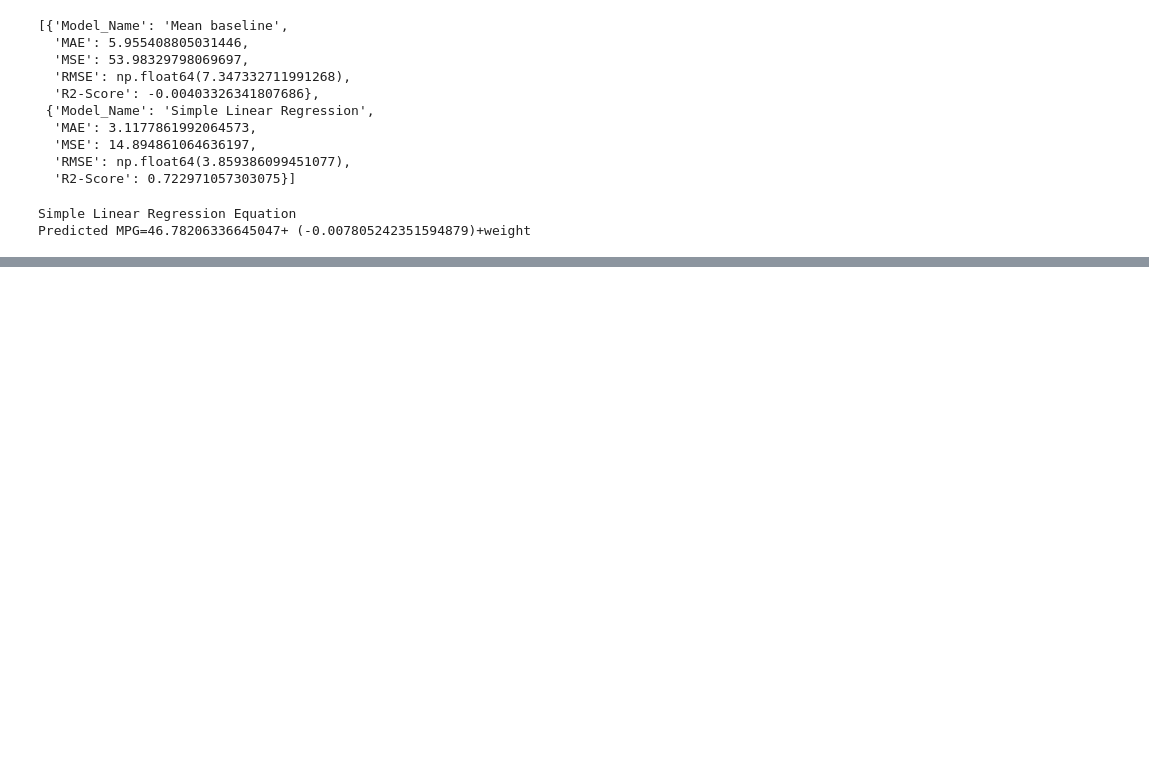
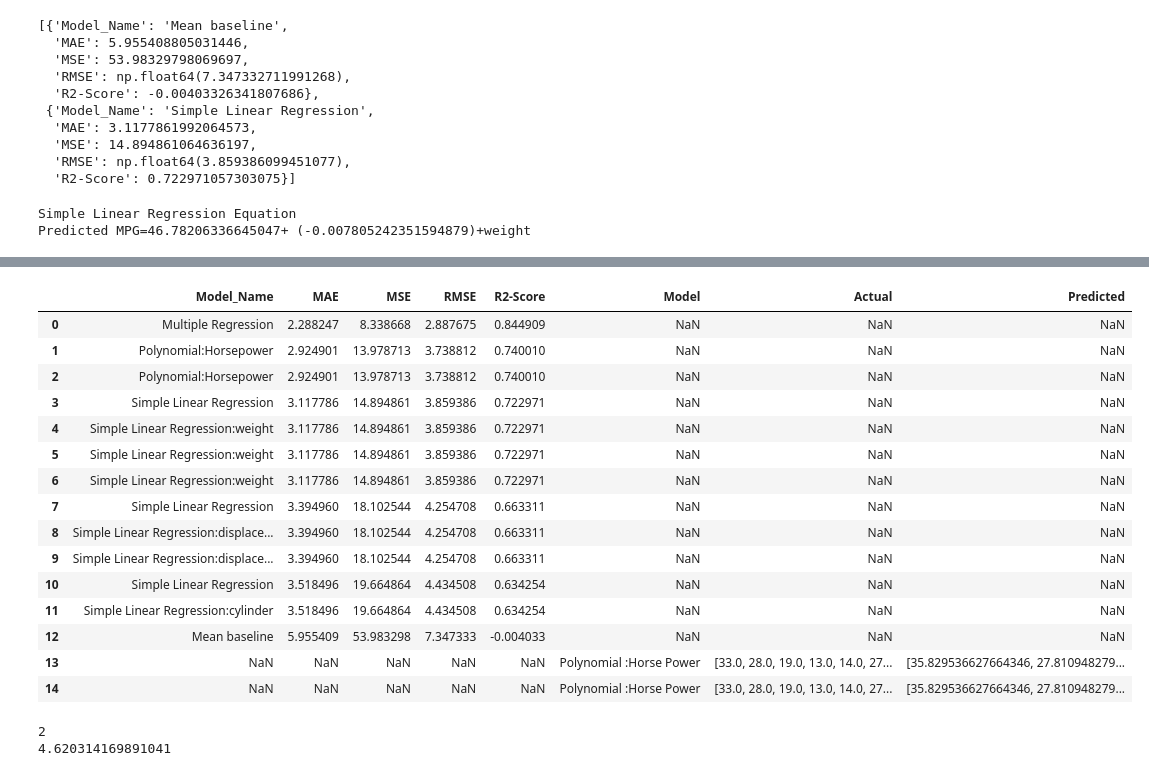
Before and after one commit to davulurunagalakshmi573-sudo/Exploratory_Data_Analysis, a Jupyter notebook: day2-workshop.ipynb, the cells around one changed output, grey strips where cells are left out. Cells and saved outputs as stored; diff of their text form; code cells hidden in the pictures; blank space fills up the shorter version.

Commit message:
Implemented Regression Models

```diff
--- a/day2-workshop.ipynb
+++ b/day2-workshop.ipynb
@@ -374,7 +354,7 @@ simple_model=LinearRegression()
 simple_model.fit(x_train[['weight']],y_train)
 simple_model_predictions=simple_model.predict(x_test[['weight']])
 #print(simple_models_predicted)
-results.append(evaluate("Simple Linear Regression",
+results.append(evaluate("Simple Linear Regression:weight",
                         y_test,
                         simple_model_predictions))
 print(len(results))
@@ -429,0 +480,6 @@ Predicted MPG=46.78206336645047+ (-0.007805242351594879)+displacement
+# %%
+multiple_model=Pipeline(
+    steps=[("prepare",preprocessor),
+           ("model",LinearRegression())]
+)
+multiple_model.fit(x_train,y_train)
@@ -429,0 +502,4 @@ Predicted MPG=46.78206336645047+ (-0.007805242351594879)+displacement
+# %%
+multiple_predictions=multiple_model.predict(x_test)
+results.append(evaluate("Multiple Regression",y_test,multiple_predictions))
+results
@@ -429,0 +524,68 @@ Predicted MPG=46.78206336645047+ (-0.007805242351594879)+displacement
+# %%
+# Step 9: Polynomial Regression
+# It forms a curvilinear relationship
+from sklearn.pipeline import Pipeline
+from sklearn.preprocessing import PolynomialFeatures
+from sklearn.linear_model import LinearRegression
+from sklearn.model_selection import GridSearchCV
+import pandas as pd
+
+# Define the pipeline steps correctly targeting sub-parameters
+polynomial_model = Pipeline(steps=[
+    ("imputer", SimpleImputer(strategy="median")),
+    ("polynomial", PolynomialFeatures(include_bias=False)),
+    ("model", LinearRegression())
+])
+
+# Selecting the polynomial degree (using double underscores '__' to reach inside the pipeline)
+degree_search = GridSearchCV(
+    polynomial_model,
+    param_grid={'polynomial__degree': [1, 2, 3, 4, 5]},
+    scoring="neg_mean_squared_error",
+    cv=5
+)
+
+# Fit the grid search model
+degree_search.fit(x_train[['horsepower']], y_train)
+
+# Generate predictions
+polynomial_predictions = degree_search.predict(x_test[['horsepower']])
+
+# Modern Pandas replacement for .append(): Create a single-row DataFrame
+new_row = pd.DataFrame([{
+    "Model": "Polynomial :Horse Power",
+    "Actual": y_test.values,
+    "Predicted": polynomial_predictions
+}])
+
+# Combine the new row into your existing 'results' DataFrame
+results = pd.concat([results, new_row], ignore_index=True)
+
+# Display the updated results table
+results
+# %% [output]
+|  | Model_Name | MAE | MSE | RMSE | R2-Score | Model | Actual | Predicted |
+| 0 | Multiple Regression | 2.288247 | 8.338668 | 2.887675 | 0.844909 | NaN | NaN | NaN |
+| 1 | Polynomial:Horsepower | 2.924901 | 13.978713 | 3.738812 | 0.740010 | NaN | NaN | NaN |
+| 2 | Polynomial:Horsepower | 2.924901 | 13.978713 | 3.738812 | 0.740010 | NaN | NaN | NaN |
+| 3 | Simple Linear Regression | 3.117786 | 14.894861 | 3.859386 | 0.722971 | NaN | NaN | NaN |
+| 4 | Simple Linear Regression:weight | 3.117786 | 14.894861 | 3.859386 | 0.722971 | NaN | NaN | NaN |
+| 5 | Simple Linear Regression:weight | 3.117786 | 14.894861 | 3.859386 | 0.722971 | NaN | NaN | NaN |
+| 6 | Simple Linear Regression:weight | 3.117786 | 14.894861 | 3.859386 | 0.722971 | NaN | NaN | NaN |
+| 7 | Simple Linear Regression | 3.394960 | 18.102544 | 4.254708 | 0.663311 | NaN | NaN | NaN |
+| 8 | Simple Linear Regression:displace... | 3.394960 | 18.102544 | 4.254708 | 0.663311 | NaN | NaN | NaN |
+| 9 | Simple Linear Regression:displace... | 3.394960 | 18.102544 | 4.254708 | 0.663311 | NaN | NaN | NaN |
+| 10 | Simple Linear Regression | 3.518496 | 19.664864 | 4.434508 | 0.634254 | NaN | NaN | NaN |
+| 11 | Simple Linear Regression:cylinder | 3.518496 | 19.664864 | 4.434508 | 0.634254 | NaN | NaN | NaN |
+| 12 | Mean baseline | 5.955409 | 53.983298 | 7.347333 | -0.004033 | NaN | NaN | NaN |
+| 13 | NaN | NaN | NaN | NaN | NaN | Polynomial :Horse Power | [33.0, 28.0, 19.0, 13.0, 14.0, 27... | [35.829536627664346, 27.810948279... |
+| 14 | NaN | NaN | NaN | NaN | NaN | Polynomial :Horse Power | [33.0, 28.0, 19.0, 13.0, 14.0, 27... | [35.829536627664346, 27.810948279... |
+# %%
+#Findout best degree
+best_degree=degree_search.best_params_['polynomial__degree']
+cv_rmse=np.sqrt(-degree_search.best_score_)
+print(best_degree)
+print(cv_rmse)
+# %% [output]
+2
+4.620314169891041
```
Also changed, not shown: parts of 14 cells of this notebook.
